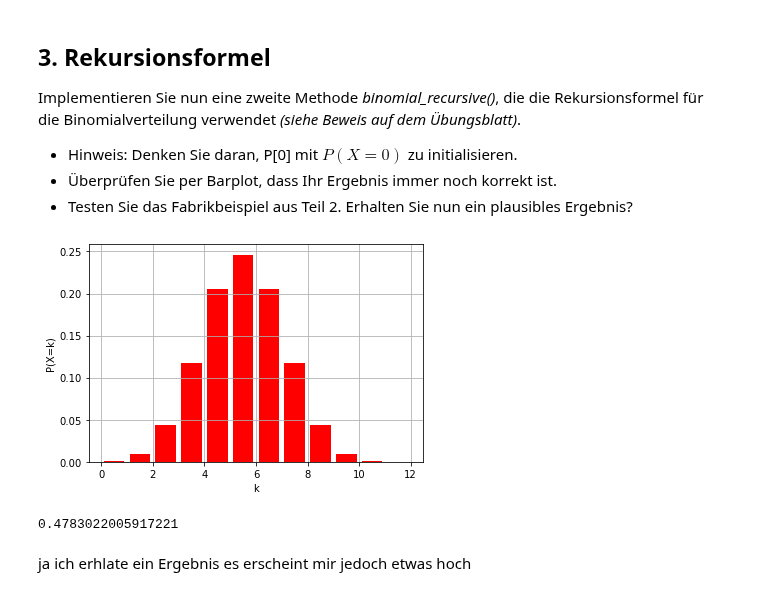
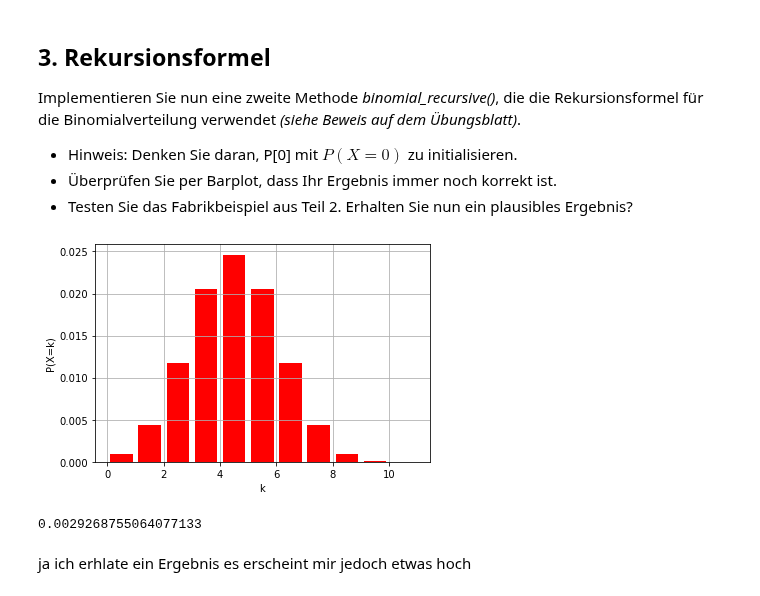
Before and after one commit to MarkusMueller-DS/Statistics_S3, a Jupyter notebook: statwr-07-binomial.ipynb, the cells around one changed output. Cells and saved outputs as stored; diff of their text form; code cells hidden in the pictures.

```diff
--- a/statwr-07-binomial.ipynb
+++ b/statwr-07-binomial.ipynb
@@ -116,26 +116,26 @@ Implementieren Sie nun eine zweite Methode *binomial_recursive()*, die die Rekur
 # %%
 import numpy as np
 
 def binomial_recursive(n, p):
     # FIXME: fill P
     # P(X = 0)
     P_list = []
     P = binom(n, 0) * pow(p, 0) * pow(1-p, n-0)
     P_list.append(P)
-    for k in range(n+1):
+    for k in range(1, n+1):
         P *= (p / (1-p)) * ((n-k) / (k+1))
         P_list.append(P)
     return np.array(P_list)
 
 
 P = binomial_recursive(10, 0.5)
 barplot(P)
 
 
 P = binomial_recursive(10000, 0.015)
 print(sum(P[151:]))
 # %% [output]
-[figure, old version]
+[figure, new version]
-0.4783022005917221
+0.0029268755064077133
 # %% [markdown]
 ja ich erhlate ein Ergebnis es erscheint mir jedoch etwas hoch
```
